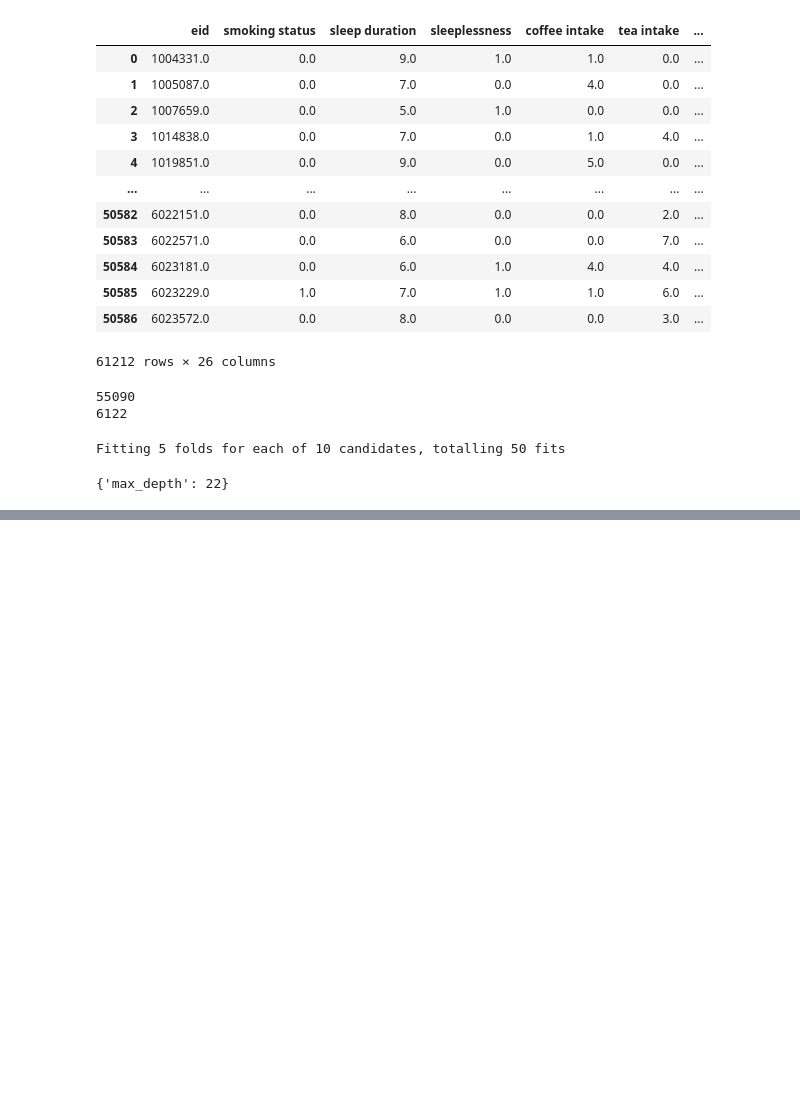
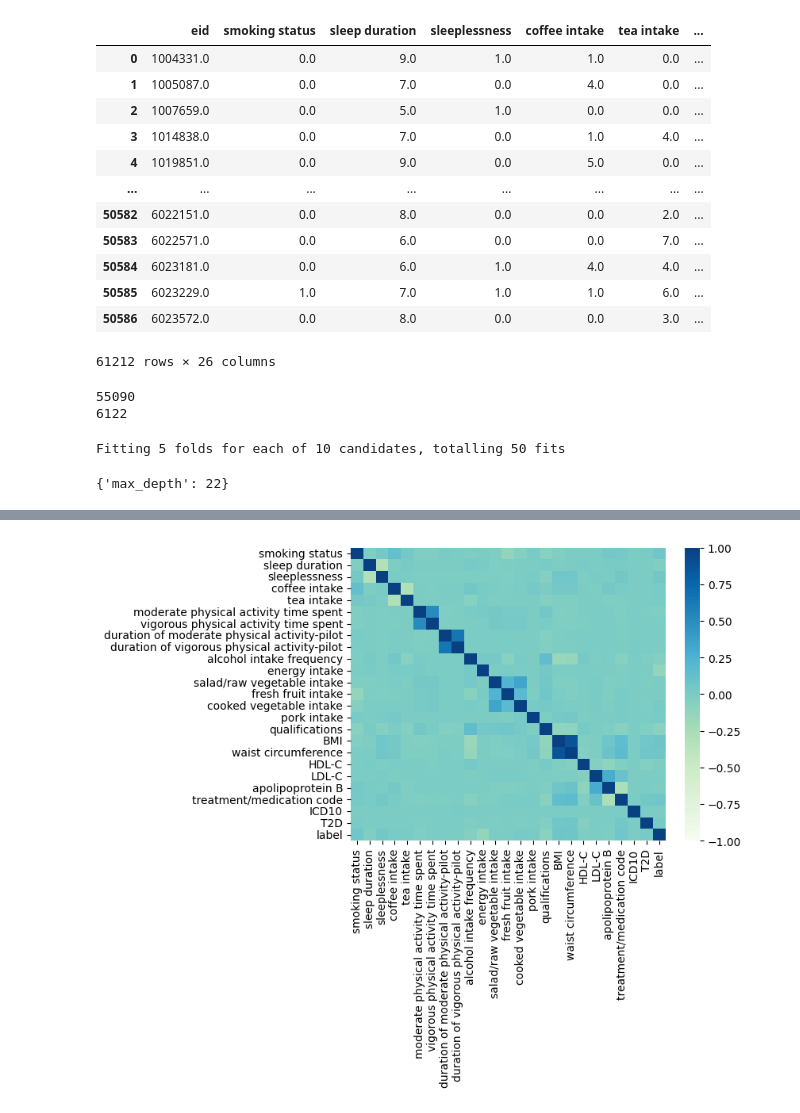
Before and after one commit to Liuzhe30/POI-Pred, a Jupyter notebook: experiments/03-25feature-machine-learning.ipynb, the cells around one changed output, grey strips where cells are left out. Saved outputs shown, nothing was run; the diff lists cells and outputs as text; code cells hidden in the pictures; blank space fills up the shorter version.

Commit message:
visualize coefficient of features

```diff
--- a/experiments/03-25feature-machine-learning.ipynb
+++ b/experiments/03-25feature-machine-learning.ipynb
@@ -142,0 +143,6 @@ plt.show()
+# %%
+df_nan_corr = train_data.corr()
+sns.heatmap(df_nan_corr, vmax=1, vmin=-1, center=0, cmap='GnBu')
+plt.show()
+# %% [output]
+[figure, added]
```
Also changed, not shown: parts of 3 cells of this notebook, 5 other files.
